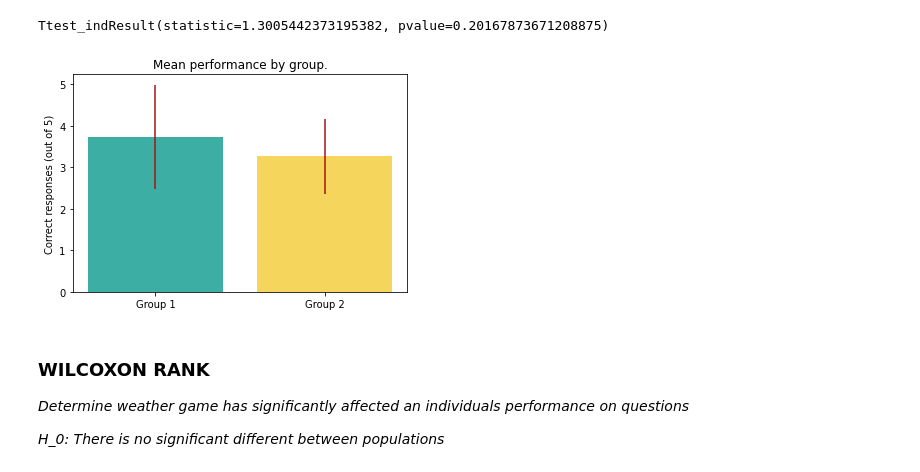
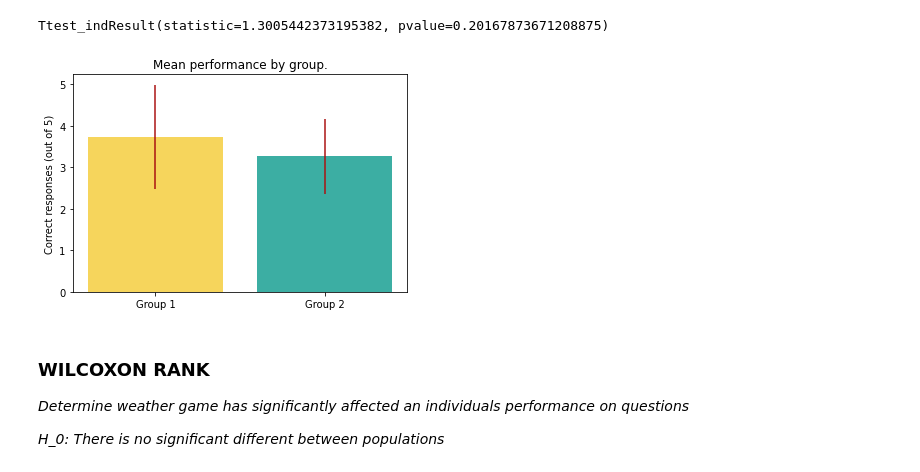
Before and after one commit to HeathArhturLouis/TopSecret, a Jupyter notebook: new_stats.ipynb, the cells around one changed output. Saved outputs shown, nothing was run; the diff lists cells and outputs as text; code cells hidden in the pictures.

```diff
--- a/new_stats.ipynb
+++ b/new_stats.ipynb
@@ -13,6 +47,16 @@ import pandas as pd
 import scipy.stats as damned_lies
 import scikit_posthocs as posthocs
 from matplotlib import pyplot as plt
+# %%
+#CONSTANTS
+
+# study group id's
+detection_id = 1
+feedback_id = 2
+
+# study group colors
+detection_color = '#F6D55C'
+feedback_color  = '#3CAEA3'
 # %%
 # Load data sets from "csv's"
 friedman = pd.read_csv("data/Attempts-per-Scenario-Friedman.csv", delim_whitespace=True)
@@ -126,8 +170,8 @@ posthocs.posthoc_nemenyi_friedman(friedman_feedback.drop(['UserId', 'StudyGroupI
 *H_0: There is a significant difference in performance between groups 1 and 2*
 # %%
 # Failed to reject H_0 --> We cannot conclude there is a difference in means of the two populations
-group1 = students[students["StudyGroupId"] == 1]["CorrectAnswersCount"]
-group2 = students[students["StudyGroupId"] == 2]["CorrectAnswersCount"]
+group1 = students[students["StudyGroupId"] == detection_id]["CorrectAnswersCount"]
+group2 = students[students["StudyGroupId"] == feedback_id]["CorrectAnswersCount"]
 
 damned_lies.ttest_ind(group1, group2)
 # %% [output]
@@ -135,17 +179,17 @@ Ttest_indResult(statistic=1.3005442373195382, pvalue=0.20167873671208875)
 # %%
 plt.bar(
     [0, 1],
     [np.mean(group1), np.mean(group2)],
-    color=['#3CAEA3','#F6D55C'],
+    color=[detection_color, feedback_color],
     yerr=[np.std(group1), np.std(group2)],
     tick_label=['Group 1','Group 2'],
     ecolor='#AA1111')
 
 plt.title("Mean performance by group.")
 plt.ylabel('Correct responses (out of 5)')
 plt.show()
 # %% [output]
-[figure, old version]
+[figure, new version]
 # %% [markdown]
 ### WILCOXON RANK
 *Determine weather game has significantly affected an individuals performance on questions*
```
Also changed, not shown: parts of 8 cells of this notebook.
